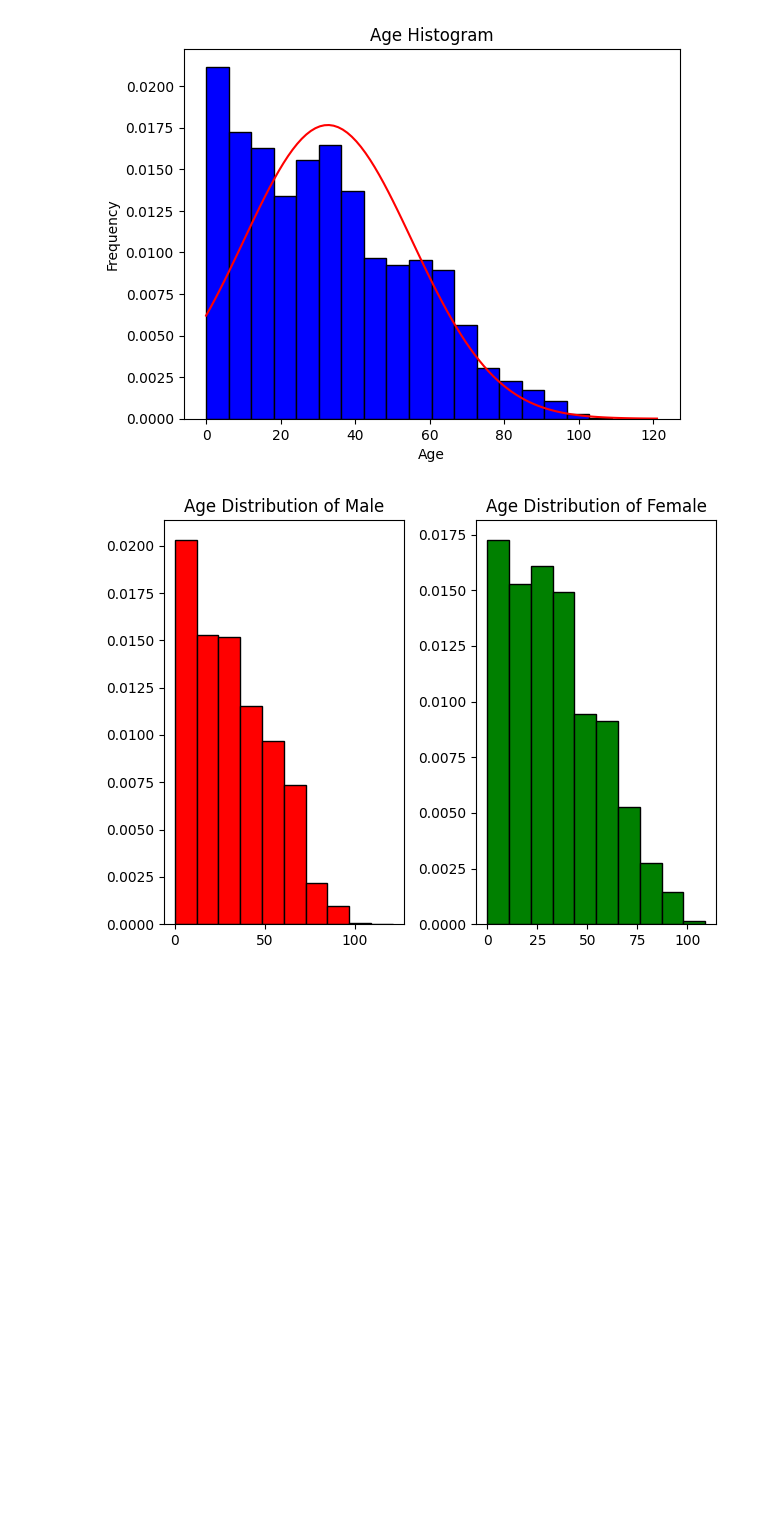
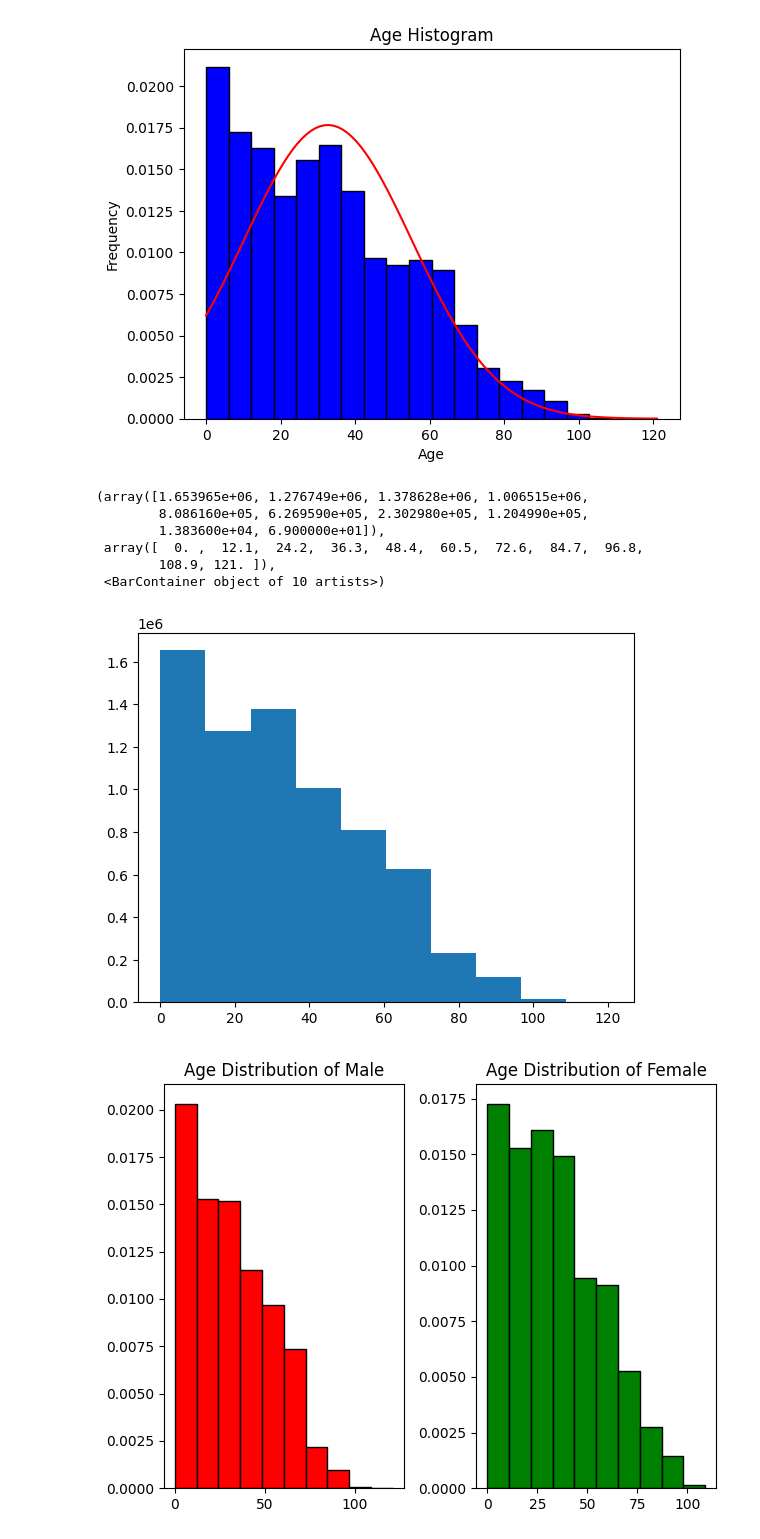
Before and after one commit to yingli/math485, a Jupyter notebook: sample_code/tabular_data/tabular_data_02.ipynb, the cells around one changed output. Drawn from its saved outputs; the diff is of its cells as text; code cells hidden in the pictures; blank space fills up the shorter version.

```diff
--- a/sample_code/tabular_data/tabular_data_02.ipynb
+++ b/sample_code/tabular_data/tabular_data_02.ipynb
@@ -471,6 +476,16 @@ plt.ylabel('Frequency')
 plt.show()
 # %% [output]
 [figure]
+# %%
+plt.hist(df['age'])
+# %% [output]
+(array([1.653965e+06, 1.276749e+06, 1.378628e+06, 1.006515e+06,
+        8.086160e+05, 6.269590e+05, 2.302980e+05, 1.204990e+05,
+        1.383600e+04, 6.900000e+01]),
+ array([  0. ,  12.1,  24.2,  36.3,  48.4,  60.5,  72.6,  84.7,  96.8,
+        108.9, 121. ]),
+ <BarContainer object of 10 artists>)
+[figure, added]
 # %%
 import seaborn as sns
 
```
Also changed, not shown: parts of 9 cells of this notebook.
